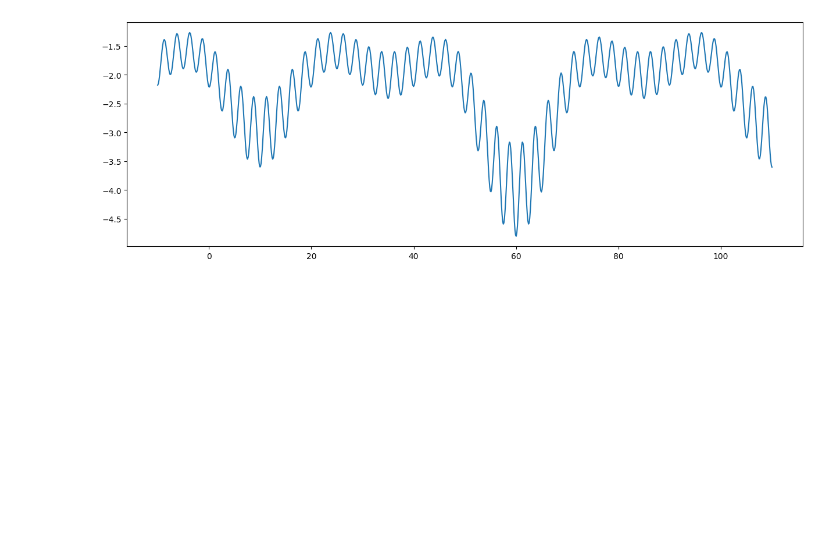
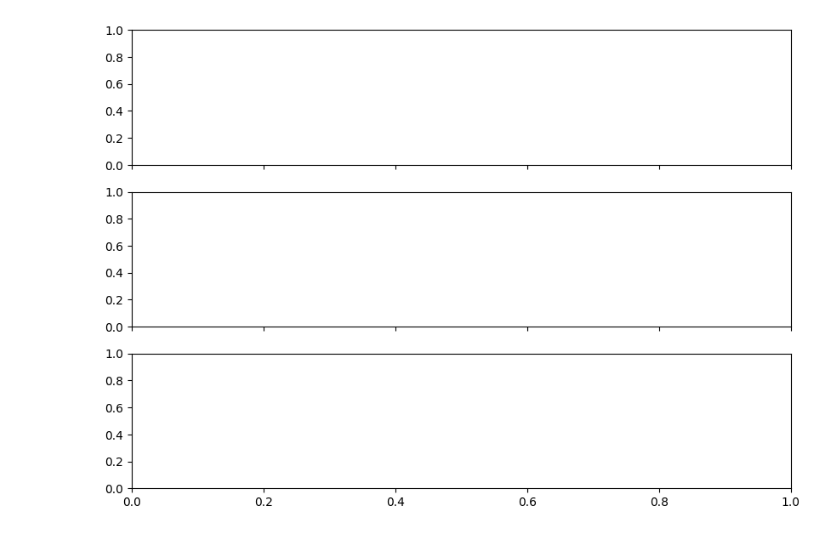
Before and after one commit to TobiasJohannessen/TobiasJohannessen.github.io, a Jupyter notebook: Computational Physics/Exercises/Week 3/Exercise 11.ipynb, the cells around one changed output. Saved outputs shown, nothing was run; the diff lists cells and outputs as text; code cells hidden in the pictures; blank space fills up the shorter version.

```diff
--- a/Computational Physics/Exercises/Week 3/Exercise 11.ipynb
+++ b/Computational Physics/Exercises/Week 3/Exercise 11.ipynb
@@ -47,18 +56,0 @@ Accepted 972 out of 1000 samples: 97.2% acceptance rate
-# %%
-colors = ['r', 'g', 'b']
-fig, ax = plt.subplots(figsize = (15, 5))
-potentials[0].plot_V(ax)
-N = 100
-def update(i):
-    updated_elements = []
-    for potential, color in zip(potentials, colors):
-        potential.draw(ax, i, color=color)
-        updated_elements.append(potential.current_mcmc_plot[ax])
-    return updated_elements
-
-
-
-#anim = animation.FuncAnimation(fig, update, frames=N, blit=True)
-#anim.save('markov_chain.gif', writer='imagemagick', fps=100)
-# %% [output]
-[figure, removed]
@@ -65,3 +59,49 @@ def update(i):
+# %%
+
+
+N_walkers = 10
+
+colors = [f'C{i}' for i in range(N_walkers)]
+initial_points = np.random.rand(N_walkers) * 100
+
+x_range=  [-0.5, 100]
+fig, axs = plt.subplots(3,1, figsize = (10, 7), sharex=True)
+ax.set(xlim=(0,100), ylim=(-5, 0))
+
+
+
+potential = CustomPotential(V, x_range=x_range)
+MC_systems_low = [MonteCarloSystem(potential, kT = 0.15, sample_size=500, x = initial_point, delta=1) for initial_point in initial_points]
+MC_systems_med = [MonteCarloSystem(potential, kT = 1, sample_size=500, x = initial_point, delta=1) for initial_point in initial_points]
+MC_systems_high = [MonteCarloSystem(potential, kT = 5, sample_size=500, x = initial_point, delta=1) for initial_point in initial_points]
+
+MC_systems = [MC_systems_low, MC_systems_med, MC_systems_high]
+
+for MC_system in MC_systems:
+    for MC in MC_system:
+        MC.sample_mcmc(500)
+
+titles = [f'kT = {0.15}',f'kT = {1}',f'kT = {5}']
+def update(i):
+    fig.suptitle(f'Monte Carlo Steps {i}')
+    for ax, MC_system, title in zip(axs, MC_systems, titles):
+        ax.clear()
+        ax.set_title(title)
+        ax.set(xlim=(0,100), ylim=(-5, 0))
+        potential.plot_V(ax)
+
+        points = [(MC.sample[i], potential.V(MC.sample[i])) for MC in MC_system]
+        ax.scatter(*zip(*points), color = colors)
+
+
+
+
+
+from matplotlib.animation import FuncAnimation
+#anim = FuncAnimation(fig, update, frames=N, blit=False)
+#save_animation(anim, 'Monte_Carlo_walkers, three temps.gif', fps = 25)
+# %% [output]
+[figure, added]
 # %%
 N_walkers = 1000
 N_steps = 5000
```
Also changed, not shown: parts of 8 cells of this notebook, 41 other files.
